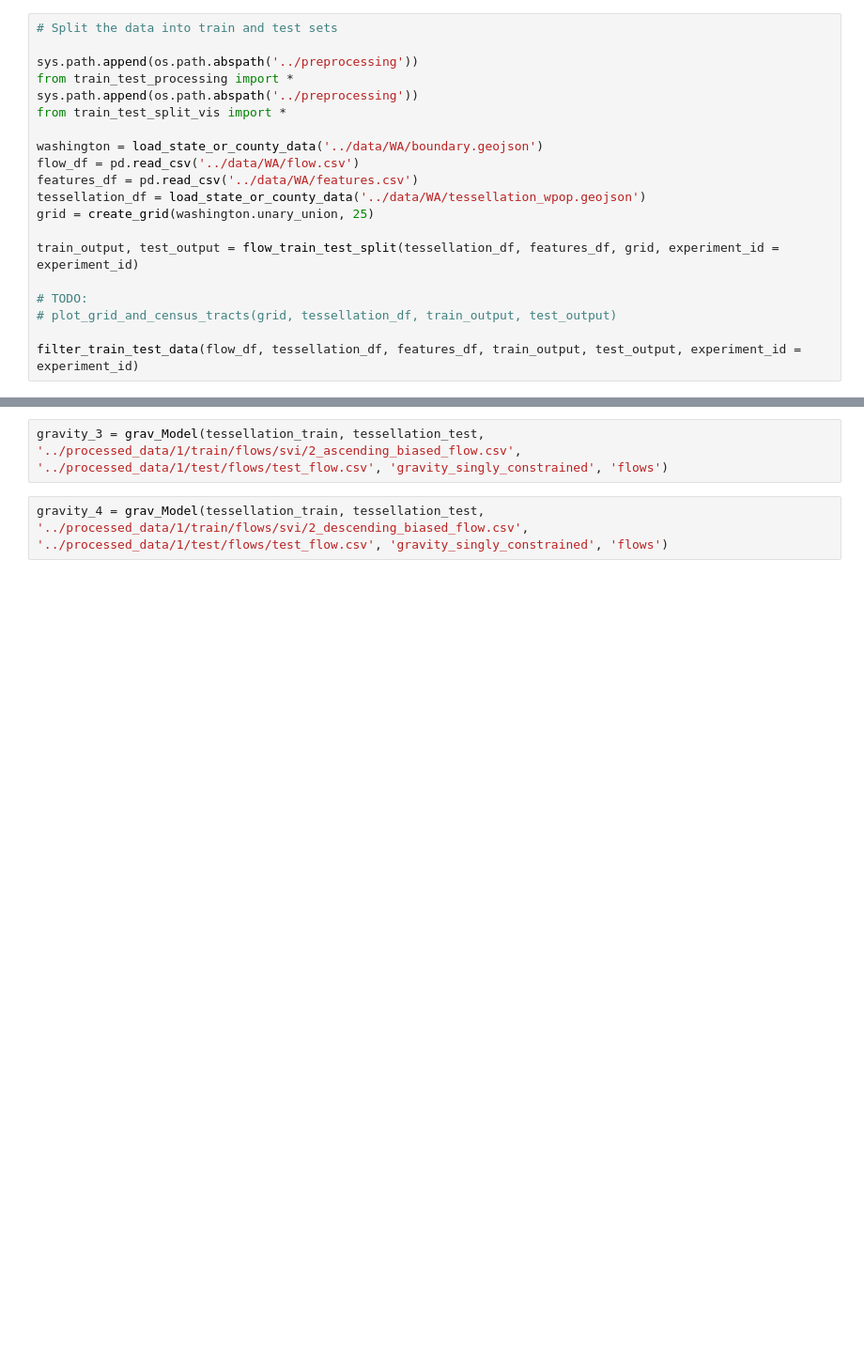
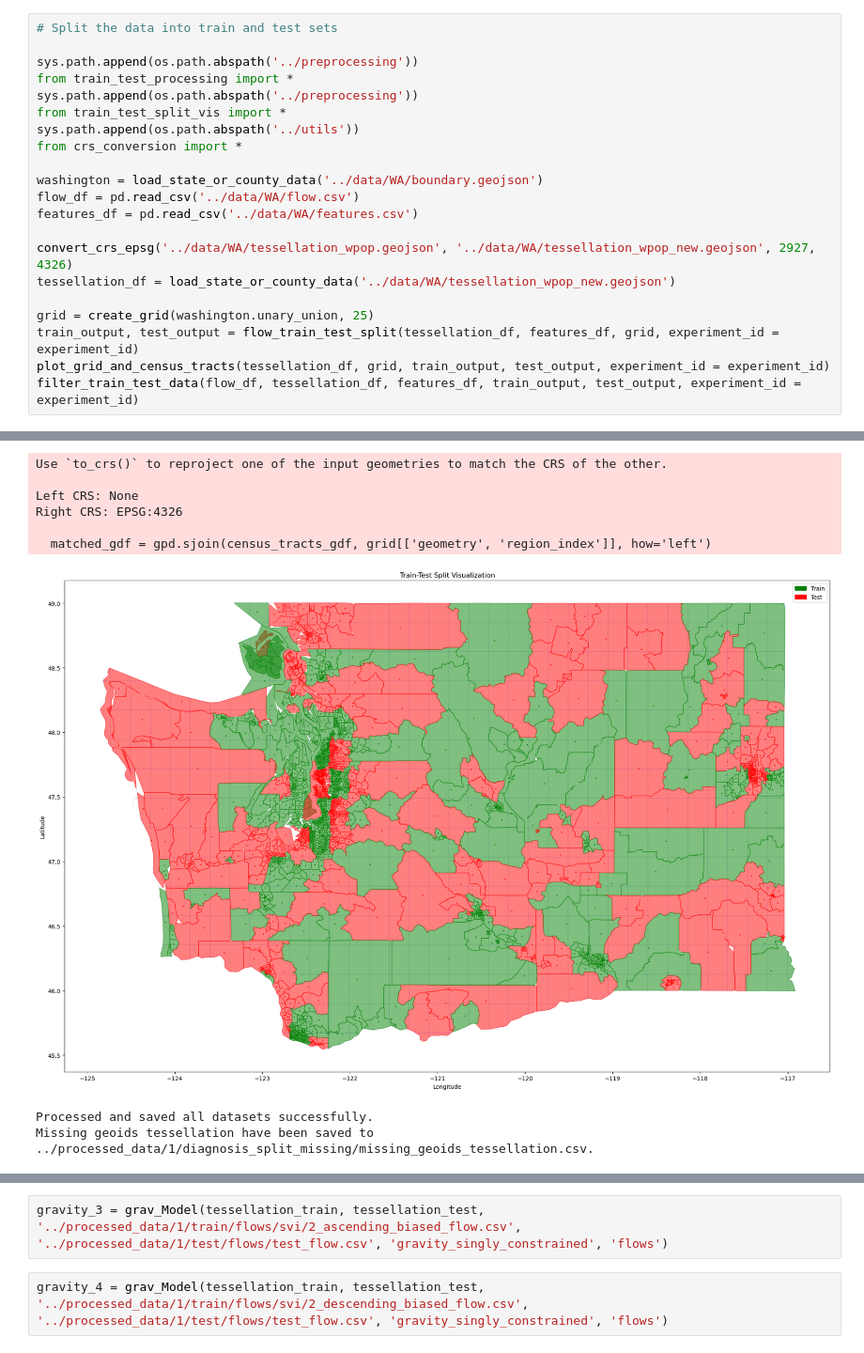
Before and after one commit to DSSG24-CF-Fairness/crowdflow-fairness, a Jupyter notebook: analysis/demo.ipynb, the cells around one changed output, grey strips where cells are left out. Shown at 94% size. Cells and saved outputs as stored; diff of their text form; blank space fills up the shorter version.

Commit message:
fixed some bugs
Add crs conversion script in utils, fixed train_test_split_vis, update relevant input data, update relevant results on gravity

```diff
--- a/analysis/demo.ipynb
+++ b/analysis/demo.ipynb
@@ -29,17 +32,18 @@ sys.path.append(os.path.abspath('../preprocessing'))
 from train_test_processing import *
 sys.path.append(os.path.abspath('../preprocessing'))
 from train_test_split_vis import *
+sys.path.append(os.path.abspath('../utils'))
+from crs_conversion import *
 
 washington = load_state_or_county_data('../data/WA/boundary.geojson')
 flow_df = pd.read_csv('../data/WA/flow.csv')
 features_df = pd.read_csv('../data/WA/features.csv')
-tessellation_df = load_state_or_county_data('../data/WA/tessellation_wpop.geojson')
+
+convert_crs_epsg('../data/WA/tessellation_wpop.geojson', '../data/WA/tessellation_wpop_new.geojson', 2927, 4326)
+tessellation_df = load_state_or_county_data('../data/WA/tessellation_wpop_new.geojson')
+
 grid = create_grid(washington.unary_union, 25)
-
 train_output, test_output = flow_train_test_split(tessellation_df, features_df, grid, experiment_id = experiment_id)
-
-# TODO:
-# plot_grid_and_census_tracts(grid, tessellation_df, train_output, test_output)
-
+plot_grid_and_census_tracts(tessellation_df, grid, train_output, test_output, experiment_id = experiment_id)
 filter_train_test_data(flow_df, tessellation_df, features_df, train_output, test_output, experiment_id = experiment_id)
 # %% [output]
@@ -48,3 +51,12 @@ Missing geoids tessellation have been saved to ../processed_data/1/diagnosis_spl
+Use `to_crs()` to reproject one of the input geometries to match the CRS of the other.
+
+Left CRS: None
+Right CRS: EPSG:4326
+
+  matched_gdf = gpd.sjoin(census_tracts_gdf, grid[['geometry', 'region_index']], how='left')
+[figure, added]
+Processed and saved all datasets successfully.
+Missing geoids tessellation have been saved to ../processed_data/1/diagnosis_split_missing/missing_geoids_tessellation.csv.
 # %%
 # Biased sampling train flow data
 
```
Also changed, not shown: parts of 8 cells of this notebook, 11 other files.
